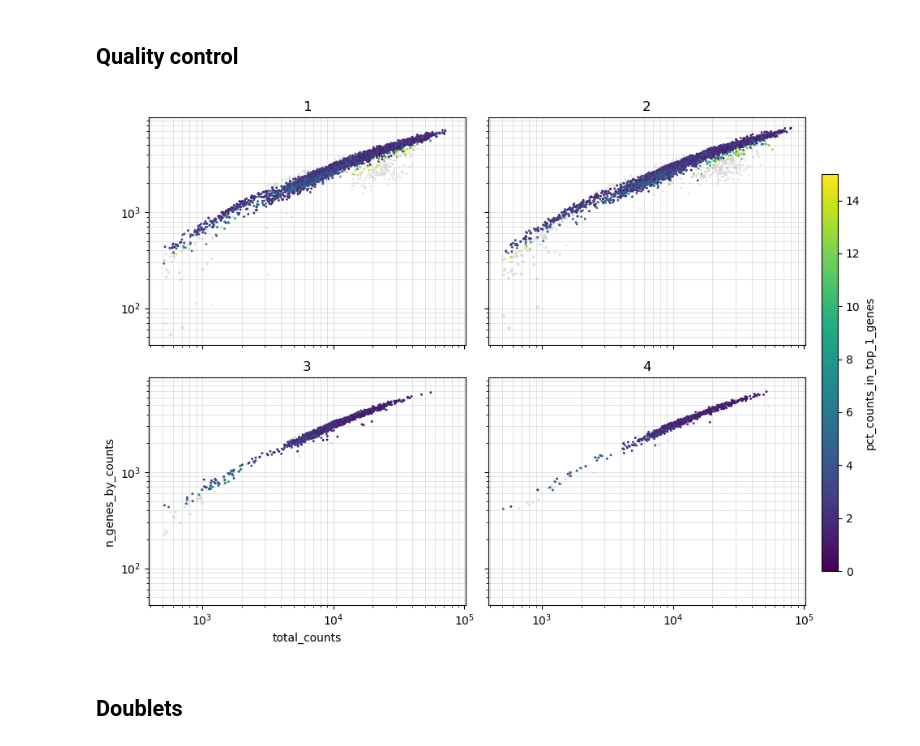
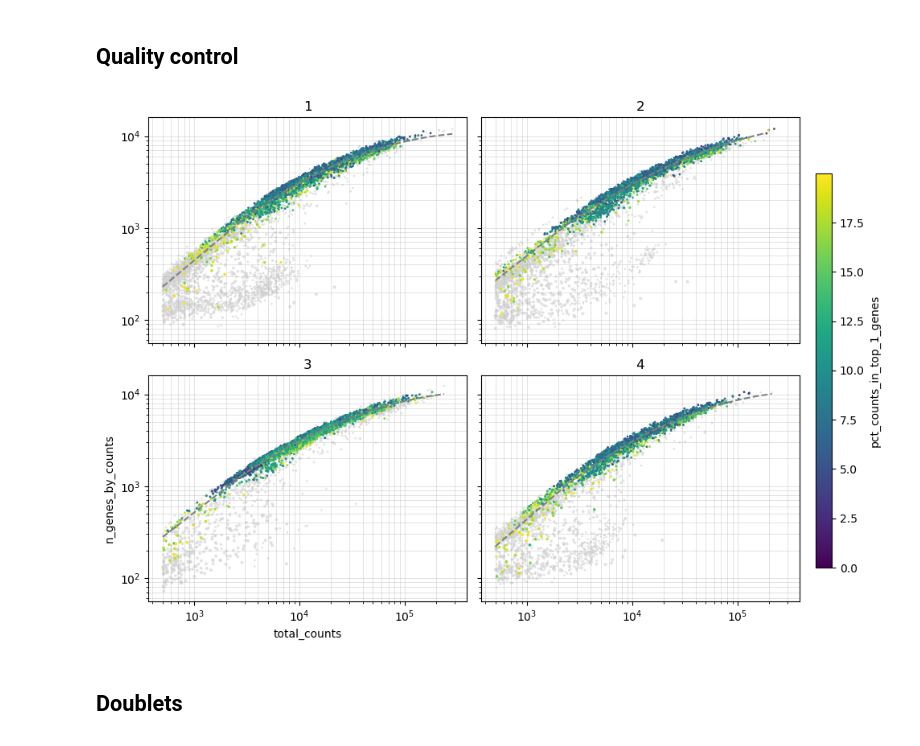
Before and after one commit to drgmk/scrna, a Jupyter notebook: notebooks/firstlook.ipynb, the cells around one changed output. Saved outputs shown, nothing was run; the diff lists cells and outputs as text; code cells hidden in the pictures.

Commit message:
poly fit for qc

```diff
--- a/notebooks/firstlook.ipynb
+++ b/notebooks/firstlook.ipynb
@@ -32,7 +32,7 @@ sc = scrna.scanpy_gpu_helper.pick_backend()
 # %%
 # where the file is
 file_path = Path('/Users/gkennedy/Library/CloudStorage/OneDrive-MalaghanInstituteofMedicalResearch/ongoing/Will_stroma_10x/lane7792/combined_samples_raw.h5ad')
-file_path = Path('/Users/gkennedy/Desktop/pikor20-b-cells.h5ad')
+file_path = Path('/Users/gkennedy/Desktop/data.h5ad')
 
 # where to save figures, relative to data
 figs_path = file_path.parent / f"{file_path.stem}_firstlook"
@@ -41,7 +41,7 @@ figs_path = file_path.parent / f"{file_path.stem}_firstlook"
 sample_col = 'sample'
 
 # how samples are grouped, e.g. treatment, condition, disease, etc.
-group_col = 'group'
+group_col = ''
 
 # use raw data? in case it has been log-normalized already
 use_raw = False
@@ -237,23 +237,24 @@ mask_cells, _ = scanpy.pp.filter_cells(rna, min_genes=min_genes, inplace=False)
 mask_genes, _ = scanpy.pp.filter_genes(rna, min_cells=min_cells, inplace=False)
 scfunc.compute_qc_metrics(rna)
 # %%
-mask = scfunc.trim_outliers(
+mask, polys = scfunc.trim_outliers(
     rna,
     groupby=sample_col,
     extra_mask={
-        "pct_counts_mt": [max_mt_pct, "max"],
-        "pct_counts_in_top_1_genes": [max_top1_pct, "max"],
+        # "pct_counts_mt": [max_mt_pct, "max"],
+        "pct_counts_in_top_1_genes": [20, "max"],
     },
     extra_mask_boolean=mask_cells,
     pct=pct_outlier_cutoff,
+    poly_order=2
 )
 
 fig = scfunc.plot_gene_counts(
-    rna, hue="samp_no", order=sample_number_order, mask=mask, show_masked=True
+    rna, hue="samp_no", order=sample_number_order, mask=mask, show_masked=True, poly_fits=polys
 )
 fig.savefig(str(figs_path / "gene_counts_per_sample.pdf"))
 # %% [output]
-[figure, old version]
+[figure, new version]
 # %%
 # save and apply mask
 rna.uns["meta_qc_mask_cells"] = mask
```
Also changed, not shown: parts of 3 cells of this notebook, 2 other files.
